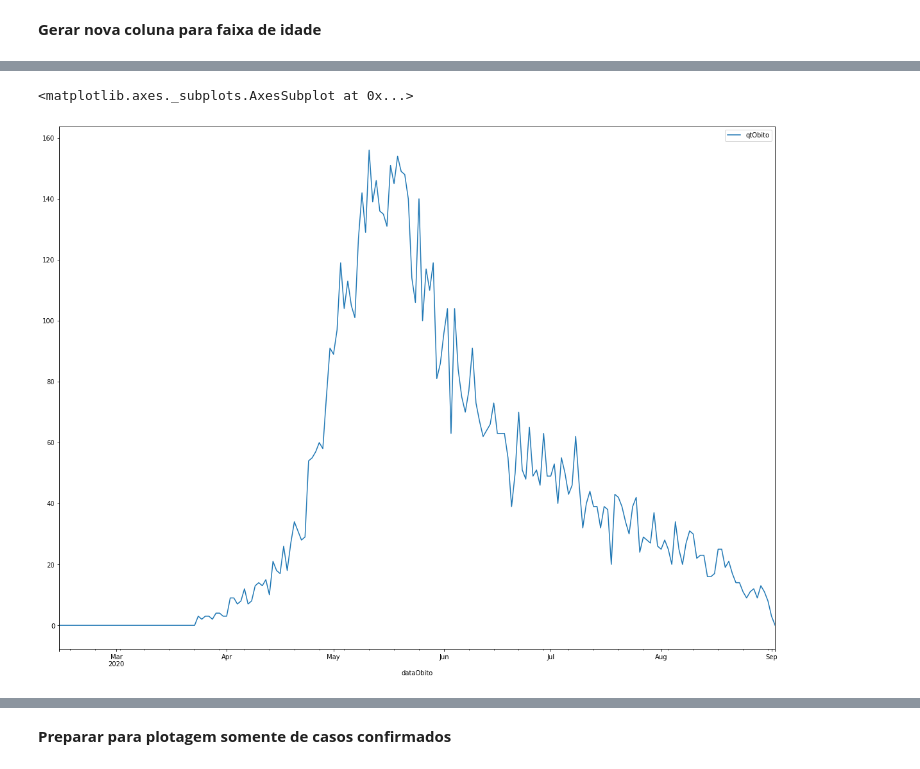
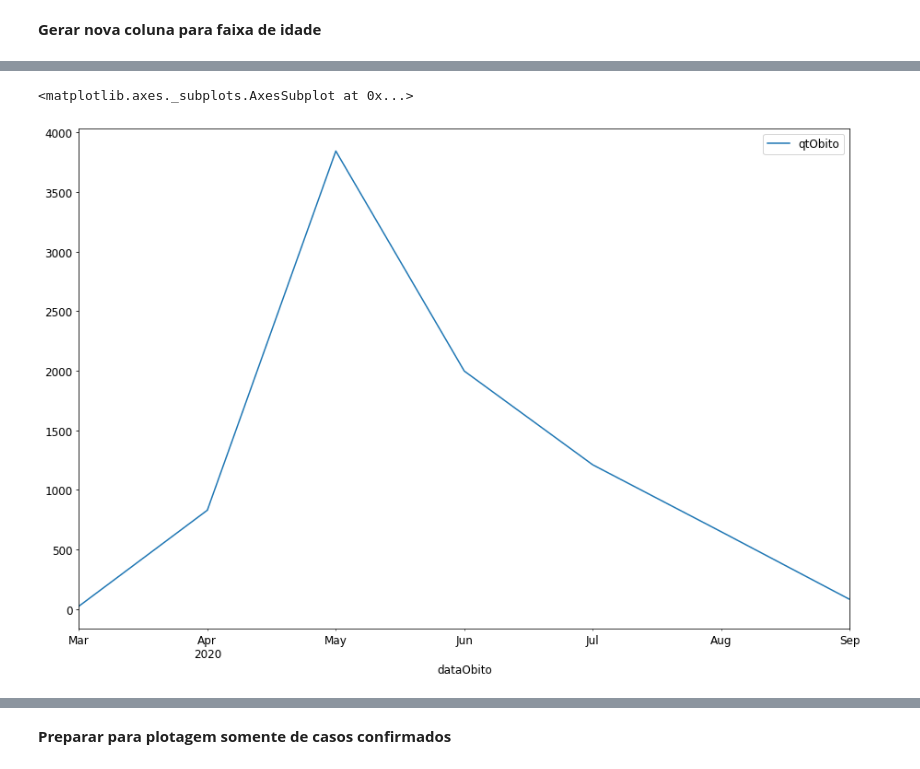
Before and after one commit to ominivac/analise_integraSUS, a Jupyter notebook: Analise_de_dados_do_IntegraSUS.ipynb, the cells around one changed output, grey strips where cells are left out. Saved outputs shown, nothing was run; the diff lists cells and outputs as text; code cells hidden in the pictures.

```diff
--- a/Analise_de_dados_do_IntegraSUS.ipynb
+++ b/Analise_de_dados_do_IntegraSUS.ipynb
@@ -291,3 +145,0 @@ dtype: object
-# %%
-df_obito = df.loc[df['dataObito'].notnull()  ]
-df_obito
@@ -307,0 +255,7 @@ df_obito
+# %%
+plt.plot( new_df_obit['dataObito'], new_df_obit['totalAcumulado'] )
+plt.title('Total acumulado de óbitos no perido março - set/2020')
+matplotlib.rcParams.update({'font.size': 12})
+plt.rcParams["figure.figsize"] = (10,8)
+plt.ylabel('Nº de óbitos');
+plt.show()
@@ -307,0 +266,7 @@ df_obito
+# %%
+plt.plot( new_df_casos_confirm['dataResultadoExame'], new_df_casos_confirm['totalAcumulado'] )
+plt.title('Total acumulado de casos confirmados no perido março - set/2020')
+matplotlib.rcParams.update({'font.size': 12})
+plt.rcParams["figure.figsize"] = (10,8)
+plt.ylabel('Nº de óbitos');
+plt.show()
@@ -308,6 +292,9 @@ df_obito
+# %%
+# Cálculo para média móvel
+df_obito['mediaMovel'] = df_obito.qtObito.rolling(window=7).mean()
 # %%
   # agrupar por mes a qtde de obitos e plotar
-df_obito.groupby(pd.Grouper(key='dataObito',freq='D')).agg({'qtObito':'sum'}).plot(figsize=(20, 15))
+df_obito.groupby(pd.Grouper(key='dataObito',freq='M')).agg({'qtObito':'sum'}).plot(figsize=(15, 10))
 # %% [output]
 <matplotlib.axes._subplots.AxesSubplot at 0x...>
-[figure, old version]
+[figure, new version]
```
Also changed, not shown: parts of 79 cells of this notebook.
